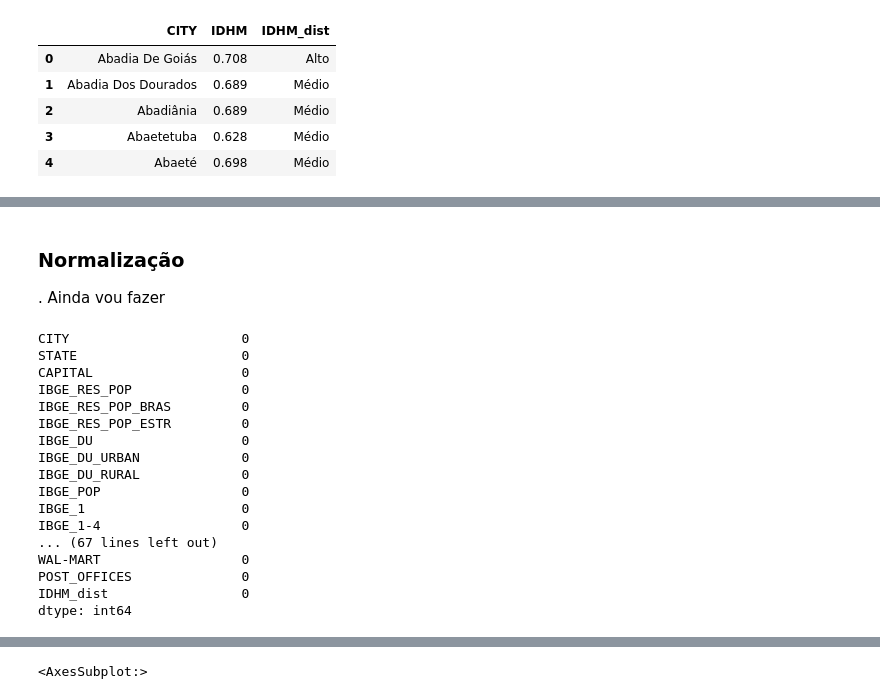
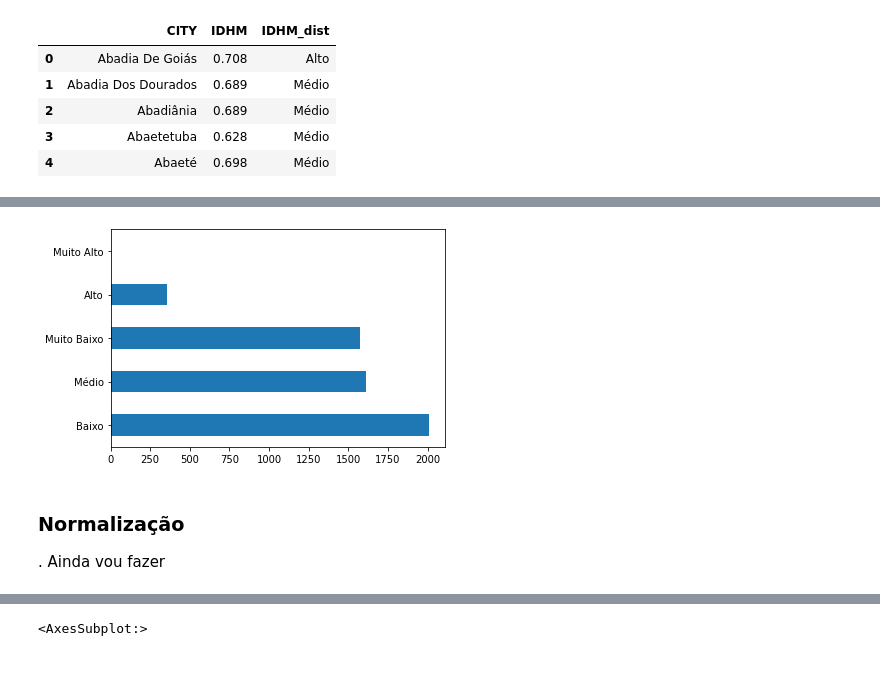
Before and after one commit to leydsonbarros/Brazilian_Cities, a Jupyter notebook: brazilian_cities.ipynb, the cells around one changed output, grey strips where cells are left out. Drawn from its saved outputs; the diff is of its cells as text; code cells hidden in the pictures; blank space fills up the shorter version.

```diff
--- a/brazilian_cities.ipynb
+++ b/brazilian_cities.ipynb
@@ -274,24 +403,8 @@ df_brazil[['CITY','IDHM','IDHM_dist']].head()
+# %%
+df_brazil['IDHM_Educacao_dist'].value_counts().plot(kind='barh')
+plt.show()
+# %% [output]
+[figure, added]
 # %% [markdown]
 ### Normalização
 . Ainda vou fazer
-# %%
-
-print(df_brazil.isnull().sum())
-# %% [output]
-CITY                      0
-STATE                     0
-CAPITAL                   0
-IBGE_RES_POP              0
-IBGE_RES_POP_BRAS         0
-IBGE_RES_POP_ESTR         0
-IBGE_DU                   0
-IBGE_DU_URBAN             0
-IBGE_DU_RURAL             0
-IBGE_POP                  0
-IBGE_1                    0
-IBGE_1-4                  0
-... (67 lines left out)
-WAL-MART                  0
-POST_OFFICES              0
-IDHM_dist                 0
-dtype: int64
```
Also changed, not shown: parts of 81 cells of this notebook.
